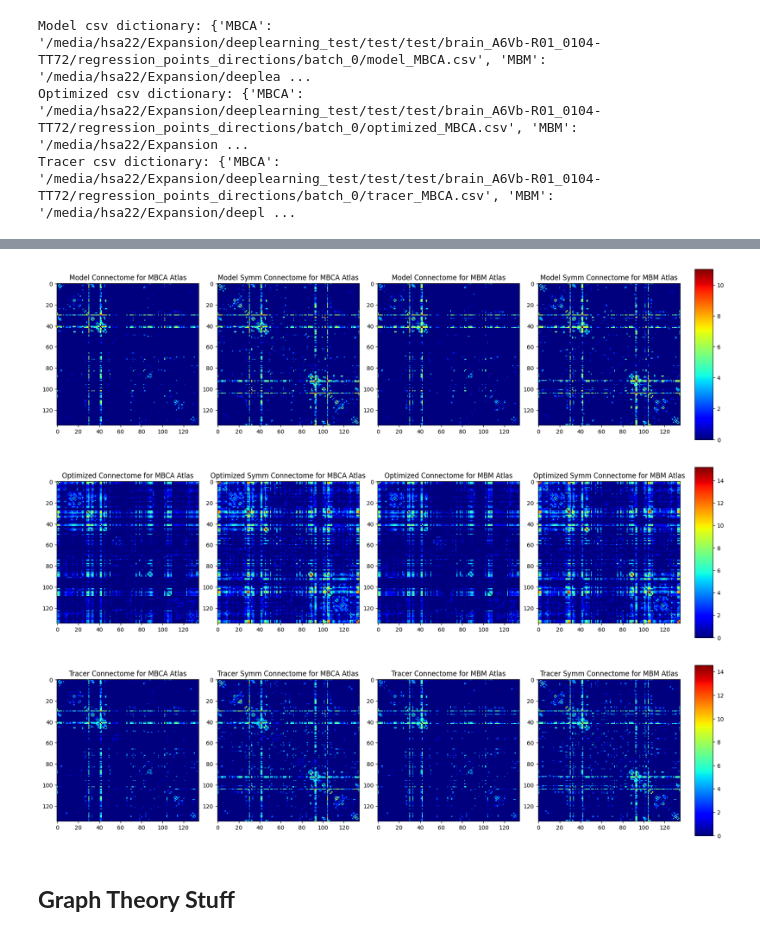
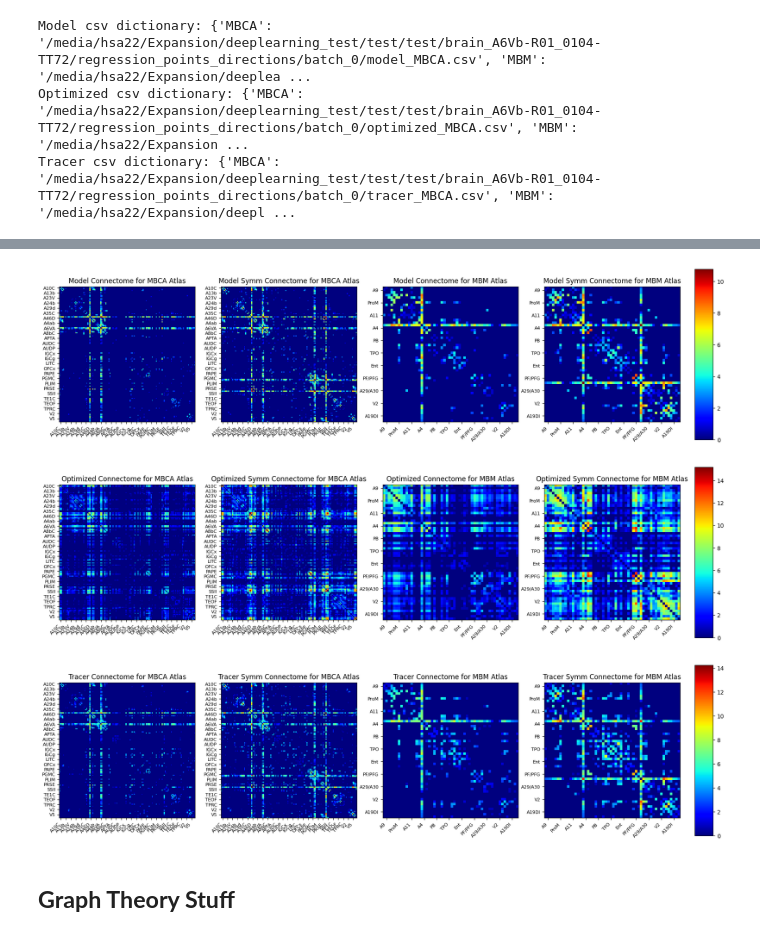
Before and after one commit to Hana-Ali/Deep-Learning-For-SC, a Jupyter notebook: Marmoset_Residual_Training/evaluation/topology_analysis.ipynb, the cells around one changed output, grey strips where cells are left out. Cells and saved outputs as stored; diff of their text form; code cells hidden in the pictures.

```diff
--- a/Marmoset_Residual_Training/evaluation/topology_analysis.ipynb
+++ b/Marmoset_Residual_Training/evaluation/topology_analysis.ipynb
@@ -2,6 +2,7 @@
 import nibabel as nib
 import numpy as np
 import os
+import warnings
 
 labs = True
 if labs:
@@ -9,6 +10,15 @@ if labs:
     results_path = "/media/hsa22/Expansion/deeplearning_test/test/test/brain_A6Vb-R01_0104-TT72/regression_points_directions/batch_0"
 else:
     results_path = "/mnt/d/deeplearning_test/test/test/brain_A6Vb-R01_0104-TT72/regression_points_directions/batch_0"
+
+# Get the streamlines
 optimized_path = os.path.join(results_path, "track.trk")
 model_path = os.path.join(results_path, "tracer_decoded_restored.trk")
 original_path = os.path.join(results_path, "tracer_streamlines_restored.trk")
+
+# Get the atlas label paths
+MBCA_labels_path = os.path.join(results_path, "MBCA_labels.txt")
+MBM_labels_path = os.path.join(results_path, "MBM_cortex_labels.txt")
+
+# Possibility to stop warnings
+warnings.filterwarnings('ignore')
@@ -114,46 +156,69 @@ Connectome shape for MBM: (135, 135)
 # %%
 import matplotlib.pyplot as plt
 
-def plot_connectomes_row(atlas_name, connectome_data, symmetrized_connectome_data, title_prefix):
+import matplotlib.pyplot as plt
+import numpy as np
+
+def plot_connectomes_row(atlas_name, connectome_data, symmetrized_connectome_data, title_prefix, MBCA_labels_data, MBM_labels_data):
     fig, axs = plt.subplots(1, 4, figsize=(18, 6))
 
     # Determine shared colormap normalization across plots for consistent visualization within this row
     vmin = min(np.min(connectome_data["MBCA"]), np.min(symmetrized_connectome_data["MBCA"]),
                np.min(connectome_data["MBM"]), np.min(symmetrized_connectome_data["MBM"]))
     vmax = max(np.max(connectome_data["MBCA"]), np.max(symmetrized_connectome_data["MBCA"]),
                np.max(connectome_data["MBM"]), np.max(symmetrized_connectome_data["MBM"]))
 
     # Helper function to plot images
-    def plot_image(ax, data, title):
+    def plot_image(ax, data, title, labels_data):
         im = ax.imshow(data, interpolation='nearest', aspect='equal', cmap="jet", vmin=vmin, vmax=vmax)
         ax.set_title(title)
+
+        ticks = list(labels_data.keys())
+        labels = list(labels_data.values())
+
+        # Reduce label density by showing every nth label
+        n = 5  # Adjust this value as needed
+        visible_ticks = ticks[::n]
+        visible_ticks = [int(i) for i in visible_ticks]
+        visible_labels = [labels[i] for i in visible_ticks]
+
+        # Adjust the rotation angle of tick labels and stagger them
+        ax.set_xticks(visible_ticks)
+        ax.set_yticks(visible_ticks)
+        ax.set_xticklabels(visible_labels, rotation=45, ha='right', fontsize=8)
+        ax.set_yticklabels(visible_labels, fontsize=8)
+
         return im
 
     # MBCA Atlas
-    im1 = plot_image(axs[0], connectome_data["MBCA"], f"{title_prefix} Connectome for MBCA Atlas")
-    im2 = plot_image(axs[1], symmetrized_connectome_data["MBCA"], f"{title_prefix} Symm Connectome for MBCA Atlas")
+    plot_image(axs[0], connectome_data["MBCA"], f"{title_prefix} Connectome for MBCA Atlas", MBCA_labels_data)
+    plot_image(axs[1], symmetrized_connectome_data["MBCA"], f"{title_prefix} Symm Connectome for MBCA Atlas", MBCA_labels_data)
 
     # MBM Atlas
-    im3 = plot_image(axs[2], connectome_data["MBM"], f"{title_prefix} Connectome for MBM Atlas")
-    im4 = plot_image(axs[3], symmetrized_connectome_data["MBM"], f"{title_prefix} Symm Connectome for MBM Atlas")
+    plot_image(axs[2], connectome_data["MBM"], f"{title_prefix} Connectome for MBM Atlas", MBM_labels_data)
+    last_im = plot_image(axs[3], symmetrized_connectome_data["MBM"], f"{title_prefix} Symm Connectome for MBM Atlas", MBM_labels_data)
 
     # Adjust layout
     fig.tight_layout()
     fig.subplots_adjust(right=0.88)
 
     # Add colorbar using the last image instance
     cbar_ax = fig.add_axes([0.9, 0.15, 0.025, 0.7])
-    fig.colorbar(im4, cax=cbar_ax, orientation='vertical')
+    fig.colorbar(last_im, cax=cbar_ax, orientation='vertical')  # Now, we use 'last_im' for the colorbar.
     plt.show()
 
+# Ensure the label data is only until the same size as the connectome
+MBCA_label_data = {k: v for k, v in MBCA_label_data.items() if k <= model_connectomes["MBCA"].shape[0]}
+MBM_label_data = {k: v for k, v in MBM_label_data.items() if k <= model_connectomes["MBM"].shape[0]}
+
 # Plot for each model
-plot_connectomes_row("MBCA", model_connectomes, model_symmetrized_connectomes, "Model")
-plot_connectomes_row("MBCA", optimized_connectomes, optimized_symmetrized_connectomes, "Optimized")
-plot_connectomes_row("MBCA", tracer_connectomes, tracer_symmetrized_connectomes, "Tracer")
+plot_connectomes_row("MBCA", model_connectomes, model_symmetrized_connectomes, "Model", MBCA_label_data, MBM_label_data)
+plot_connectomes_row("MBCA", optimized_connectomes, optimized_symmetrized_connectomes, "Optimized", MBCA_label_data, MBM_label_data)
+plot_connectomes_row("MBCA", tracer_connectomes, tracer_symmetrized_connectomes, "Tracer", MBCA_label_data, MBM_label_data)
 # %% [output]
-[figure, old version]
+[figure, new version]
-[figure, old version]
+[figure, new version]
-[figure, old version]
+[figure, new version]
 # %% [markdown]
 ## **Graph Theory Stuff**
 # %%
```
Also changed, not shown: parts of 27 cells of this notebook.
